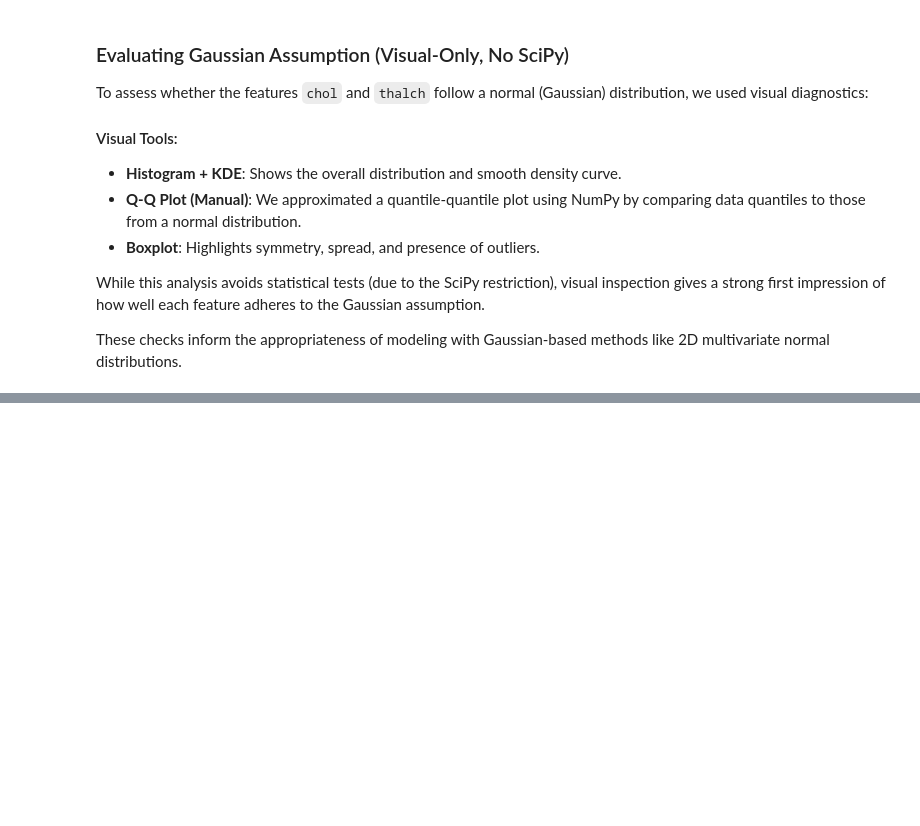
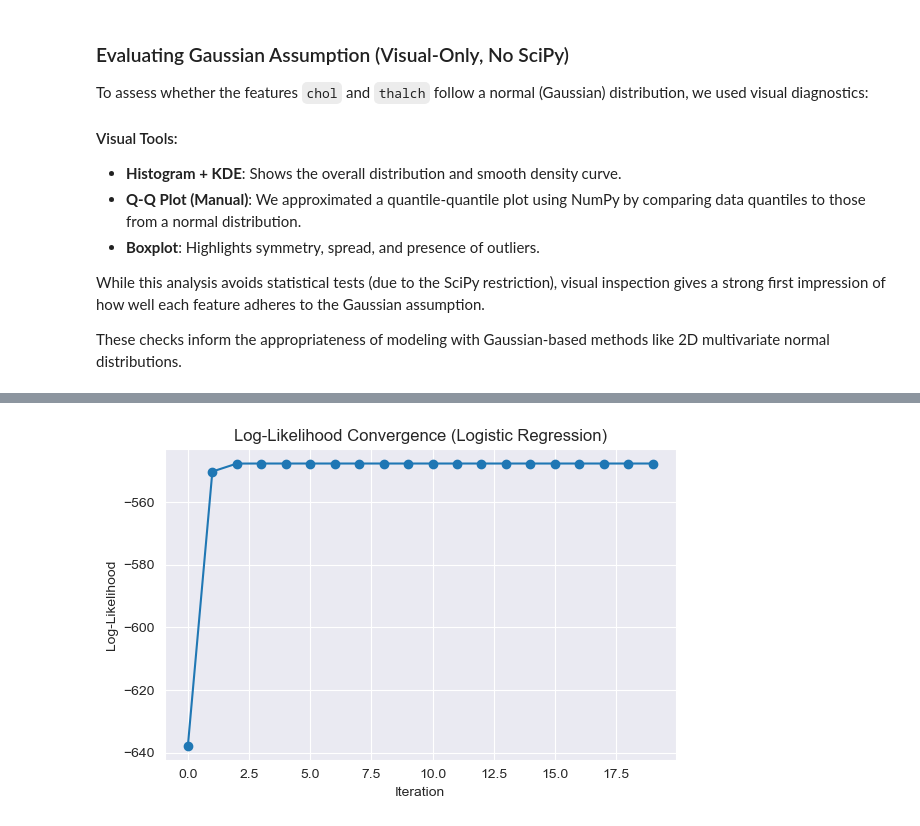
Before and after one commit to Mahyar-mhn/cardio-classification-generative-vs-discriminative, a Jupyter notebook: heart_disease_assignment.ipynb, the cells around one changed output, grey strips where cells are left out. Cells and saved outputs as stored; diff of their text form; code cells hidden in the pictures; blank space fills up the shorter version.

```diff
--- a/heart_disease_assignment.ipynb
+++ b/heart_disease_assignment.ipynb
@@ -285,0 +797,11 @@ for col in selected.columns:
+# %%
+plt.figure(figsize=(6, 4))
+plt.plot(log_likelihoods, marker='o')
+plt.title("Log-Likelihood Convergence (Logistic Regression)")
+plt.xlabel("Iteration")
+plt.ylabel("Log-Likelihood")
+plt.grid(True)
+plt.tight_layout()
+plt.show()
+# %% [output]
+[figure, added]
```
Also changed, not shown: parts of 43 cells of this notebook.
